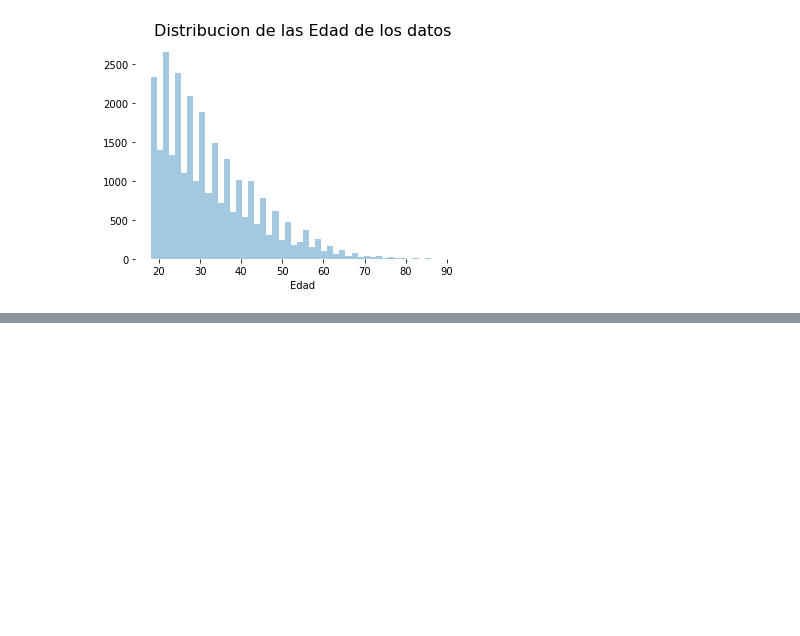
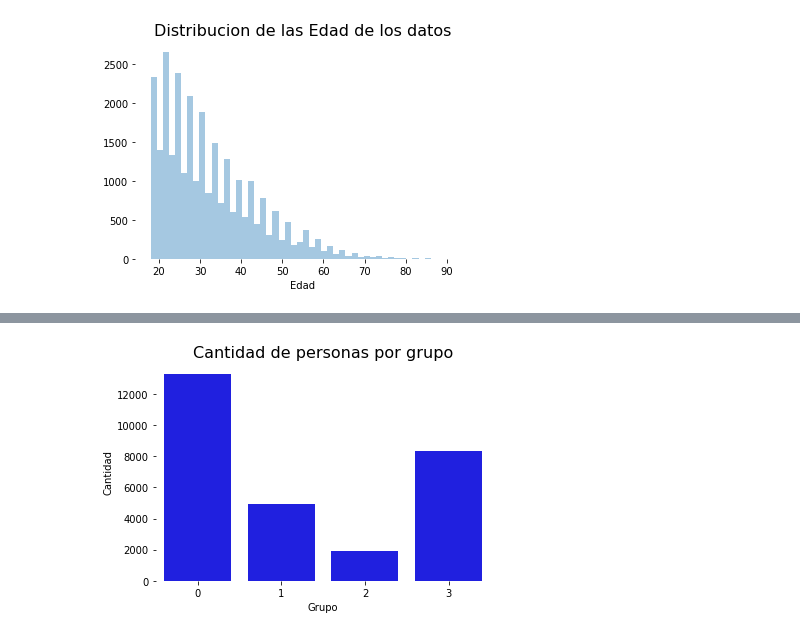
Before and after one commit to Foco22/Project, a Jupyter notebook: Clustering.ipynb, the cells around one changed output, grey strips where cells are left out. Saved outputs shown, nothing was run; the diff lists cells and outputs as text; code cells hidden in the pictures; blank space fills up the shorter version.

```diff
--- a/Clustering.ipynb
+++ b/Clustering.ipynb
@@ -362,0 +537,11 @@ sns.despine(left=True, bottom=True)
+# %%
+#numero de cluster optimo
+
+K = 4
+
+algorithm = KMeans(k=K)
+model = algorithm.fit(clients_prepo)
+
+clustered = model.transform(clients_prepo)
+
+clustered.show(10)
@@ -362,0 +564,11 @@ sns.despine(left=True, bottom=True)
+# %%
+clients_optimo = clustered.toPandas()
+
+grupo = clients_optimo['prediction'].value_counts().reset_index()
+sns.barplot(data = grupo, x = 'index' , y = 'prediction', color = 'b' )
+plt.title('Cantidad de personas por grupo', fontsize = 16)
+plt.xlabel('Grupo')
+plt.ylabel('Cantidad')
+sns.despine(left=True, bottom=True)
+# %% [output]
+[figure, added]
```
Also changed, not shown: parts of 35 cells of this notebook.
